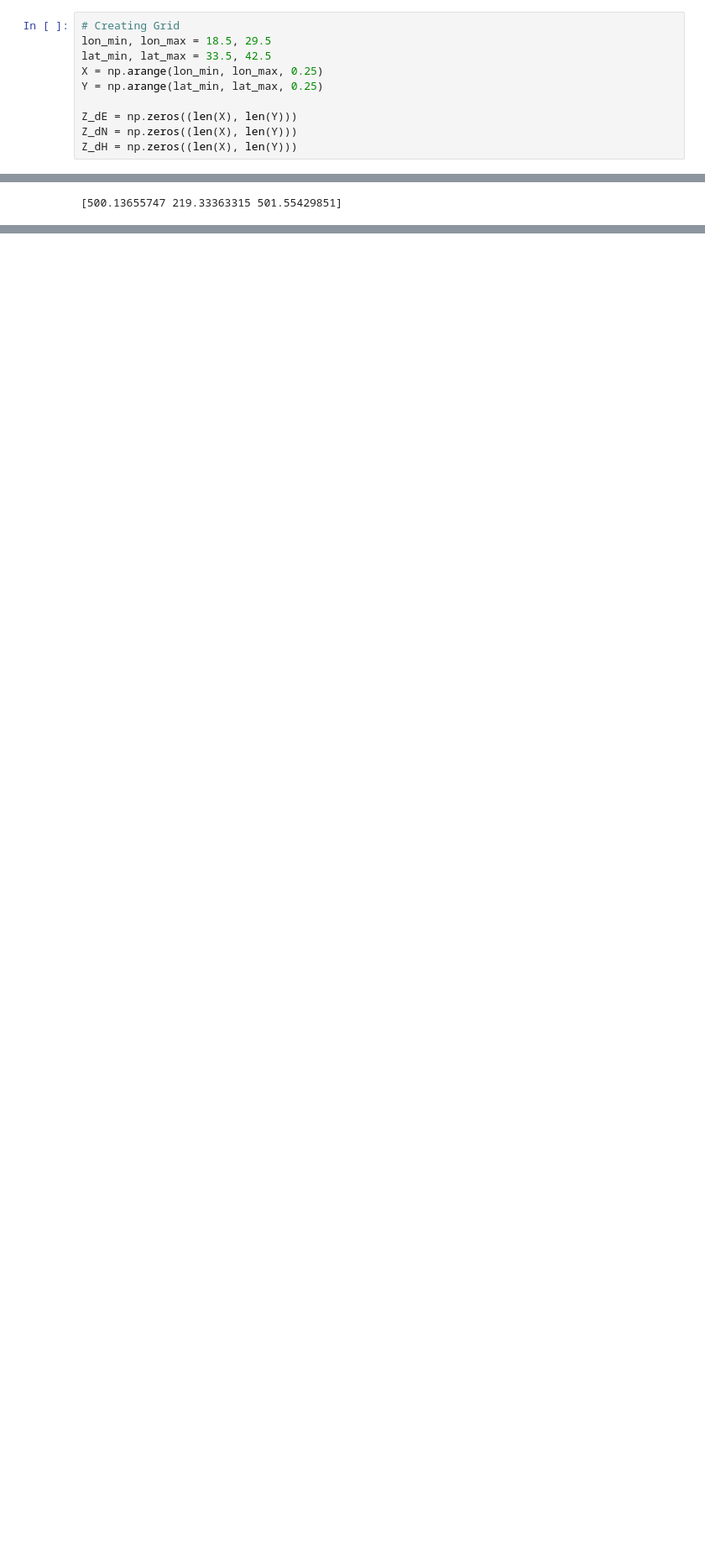
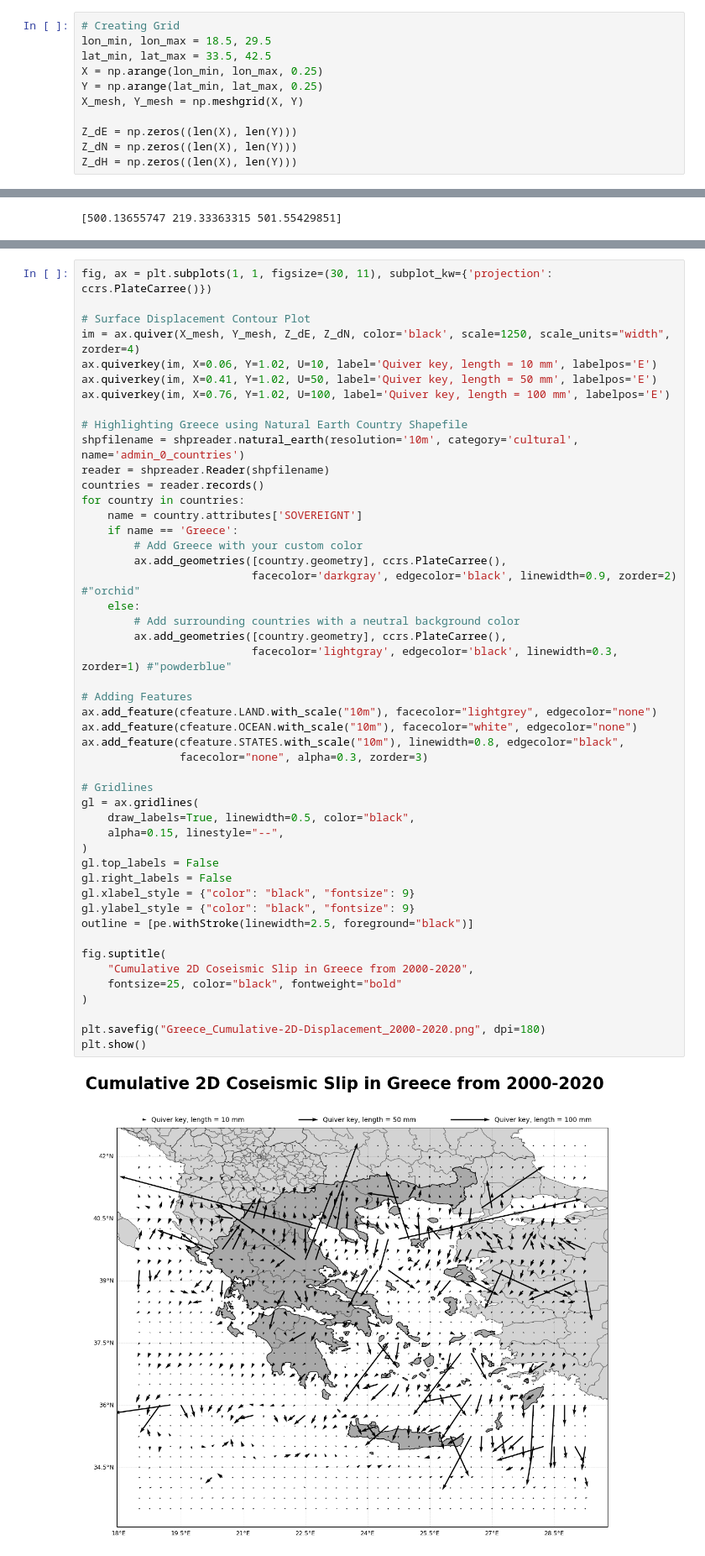
Before and after one commit to bvb000/DiplomaThesis, a Jupyter notebook: Point-Source_CumulativeDisp.ipynb, the cells around one changed output, grey strips where cells are left out. Shown at 84% size. Saved outputs shown, nothing was run; the diff lists cells and outputs as text; blank space fills up the shorter version.

Commit message:
Draft 2
Added a quiver plot

```diff
--- a/Point-Source_CumulativeDisp.ipynb
+++ b/Point-Source_CumulativeDisp.ipynb
@@ -105,6 +99,7 @@ lon_min, lon_max = 18.5, 29.5
 lat_min, lat_max = 33.5, 42.5
 X = np.arange(lon_min, lon_max, 0.25)
 Y = np.arange(lat_min, lat_max, 0.25)
+X_mesh, Y_mesh = np.meshgrid(X, Y)
 
 Z_dE = np.zeros((len(X), len(Y)))
 Z_dN = np.zeros((len(X), len(Y)))
@@ -308,0 +213,50 @@ plt.show()
+# %%
+fig, ax = plt.subplots(1, 1, figsize=(30, 11), subplot_kw={'projection': ccrs.PlateCarree()})
+
+# Surface Displacement Contour Plot
+im = ax.quiver(X_mesh, Y_mesh, Z_dE, Z_dN, color='black', scale=1250, scale_units="width", zorder=4)
+ax.quiverkey(im, X=0.06, Y=1.02, U=10, label='Quiver key, length = 10 mm', labelpos='E')
+ax.quiverkey(im, X=0.41, Y=1.02, U=50, label='Quiver key, length = 50 mm', labelpos='E')
+ax.quiverkey(im, X=0.76, Y=1.02, U=100, label='Quiver key, length = 100 mm', labelpos='E')
+
+# Highlighting Greece using Natural Earth Country Shapefile
+shpfilename = shpreader.natural_earth(resolution='10m', category='cultural', name='admin_0_countries')
+reader = shpreader.Reader(shpfilename)
+countries = reader.records()
+for country in countries:
+    name = country.attributes['SOVEREIGNT']
+    if name == 'Greece':
+        # Add Greece with your custom color
+        ax.add_geometries([country.geometry], ccrs.PlateCarree(),
+                          facecolor='darkgray', edgecolor='black', linewidth=0.9, zorder=2) #"orchid"
+    else:
+        # Add surrounding countries with a neutral background color
+        ax.add_geometries([country.geometry], ccrs.PlateCarree(),
+                          facecolor='lightgray', edgecolor='black', linewidth=0.3, zorder=1) #"powderblue"
+
+# Adding Features
+ax.add_feature(cfeature.LAND.with_scale("10m"), facecolor="lightgrey", edgecolor="none")
+ax.add_feature(cfeature.OCEAN.with_scale("10m"), facecolor="white", edgecolor="none")
+ax.add_feature(cfeature.STATES.with_scale("10m"), linewidth=0.8, edgecolor="black",
+               facecolor="none", alpha=0.3, zorder=3)
+
+# Gridlines
+gl = ax.gridlines(
+    draw_labels=True, linewidth=0.5, color="black",
+    alpha=0.15, linestyle="--",
+)
+gl.top_labels = False
+gl.right_labels = False
+gl.xlabel_style = {"color": "black", "fontsize": 9}
+gl.ylabel_style = {"color": "black", "fontsize": 9}
+outline = [pe.withStroke(linewidth=2.5, foreground="black")]
+
+fig.suptitle(
+    "Cumulative 2D Coseismic Slip in Greece from 2000-2020",
+    fontsize=25, color="black", fontweight="bold"
+)
+
+plt.savefig("Greece_Cumulative-2D-Displacement_2000-2020.png", dpi=180)
+plt.show()
+# %% [output]
+[figure, added]
```
Also changed, not shown: parts of 3 cells of this notebook.
